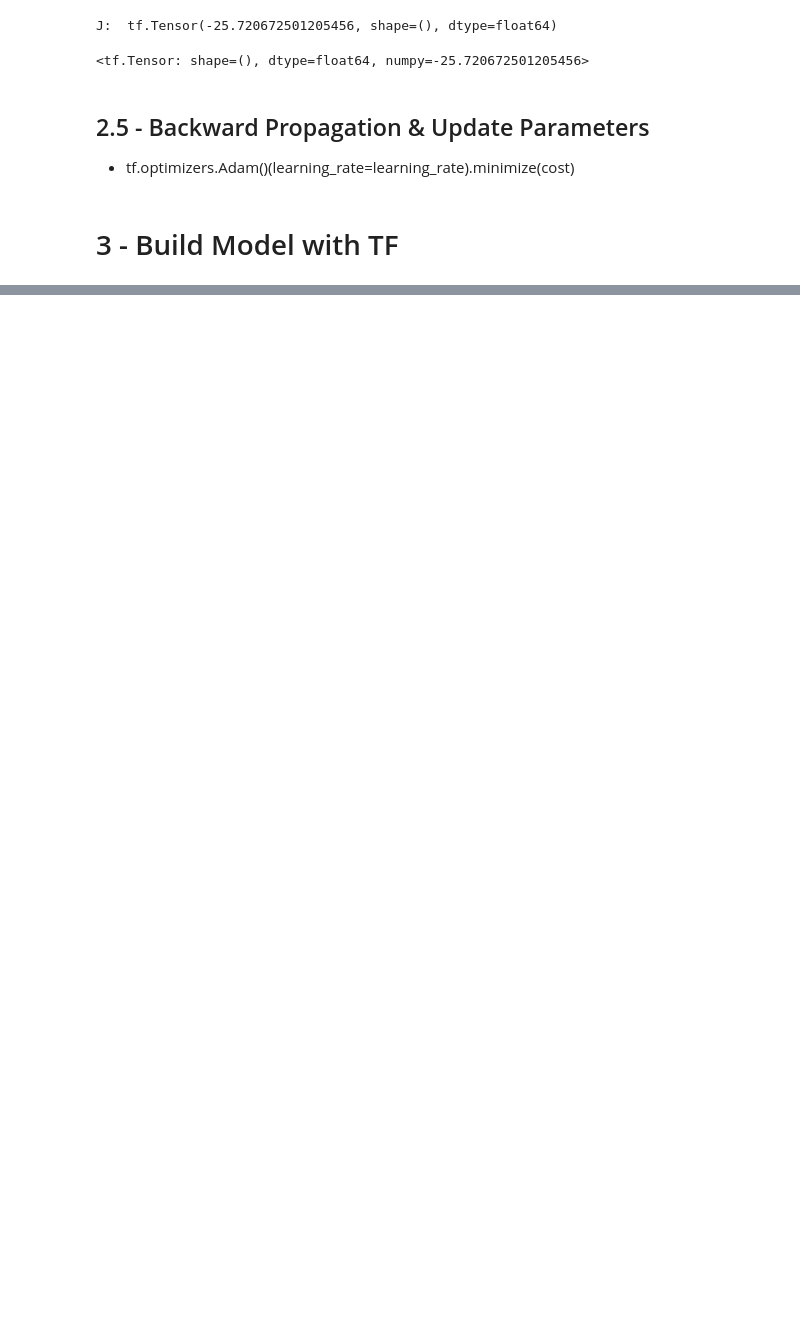
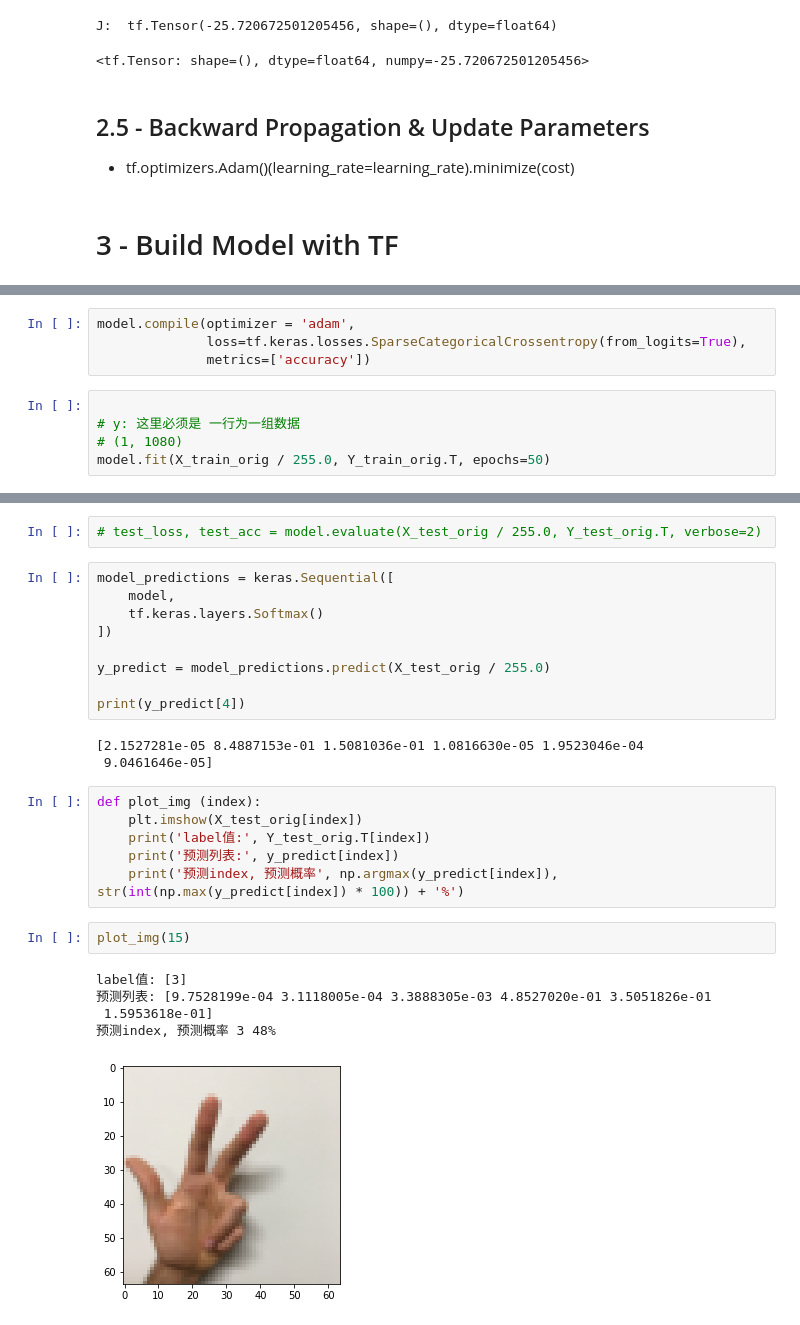
Before and after one commit to Linjiayu6/Deep-Learning, a Jupyter notebook: coursera/L2_Improving Deep Neural Networks/W3__Tensorflow.ipynb, the cells around one changed output, grey strips where cells are left out. Saved outputs shown, nothing was run; the diff lists cells and outputs as text; blank space fills up the shorter version.

```diff
--- a/coursera/L2_Improving Deep Neural Networks/W3__Tensorflow.ipynb
+++ b/coursera/L2_Improving Deep Neural Networks/W3__Tensorflow.ipynb
@@ -432,0 +418,9 @@ tf.Tensor(463380030.0, shape=(), dtype=float32)
+# %%
+model.compile(optimizer = 'adam',
+              loss=tf.keras.losses.SparseCategoricalCrossentropy(from_logits=True),
+              metrics=['accuracy'])
+# %%
+
+# y: 这里必须是 一行为一组数据
+# (1, 1080)
+model.fit(X_train_orig / 255.0, Y_train_orig.T, epochs=50)
@@ -432,0 +446,28 @@ tf.Tensor(463380030.0, shape=(), dtype=float32)
+# %%
+# test_loss, test_acc = model.evaluate(X_test_orig / 255.0, Y_test_orig.T, verbose=2)
+# %%
+model_predictions = keras.Sequential([
+    model,
+    tf.keras.layers.Softmax()
+])
+
+y_predict = model_predictions.predict(X_test_orig / 255.0)
+
+print(y_predict[4])
+# %% [output]
+[2.1527281e-05 8.4887153e-01 1.5081036e-01 1.0816630e-05 1.9523046e-04
+ 9.0461646e-05]
+# %%
+def plot_img (index):
+    plt.imshow(X_test_orig[index])
+    print('label值:', Y_test_orig.T[index])
+    print('预测列表:', y_predict[index])
+    print('预测index, 预测概率', np.argmax(y_predict[index]), str(int(np.max(y_predict[index]) * 100)) + '%')
+# %%
+plot_img(15)
+# %% [output]
+label值: [3]
+预测列表: [9.7528199e-04 3.1118005e-04 3.3888305e-03 4.8527020e-01 3.5051826e-01
+ 1.5953618e-01]
+预测index, 预测概率 3 48%
+[figure, added]
```
Also changed, not shown: parts of 10 cells of this notebook, 2 other files.
